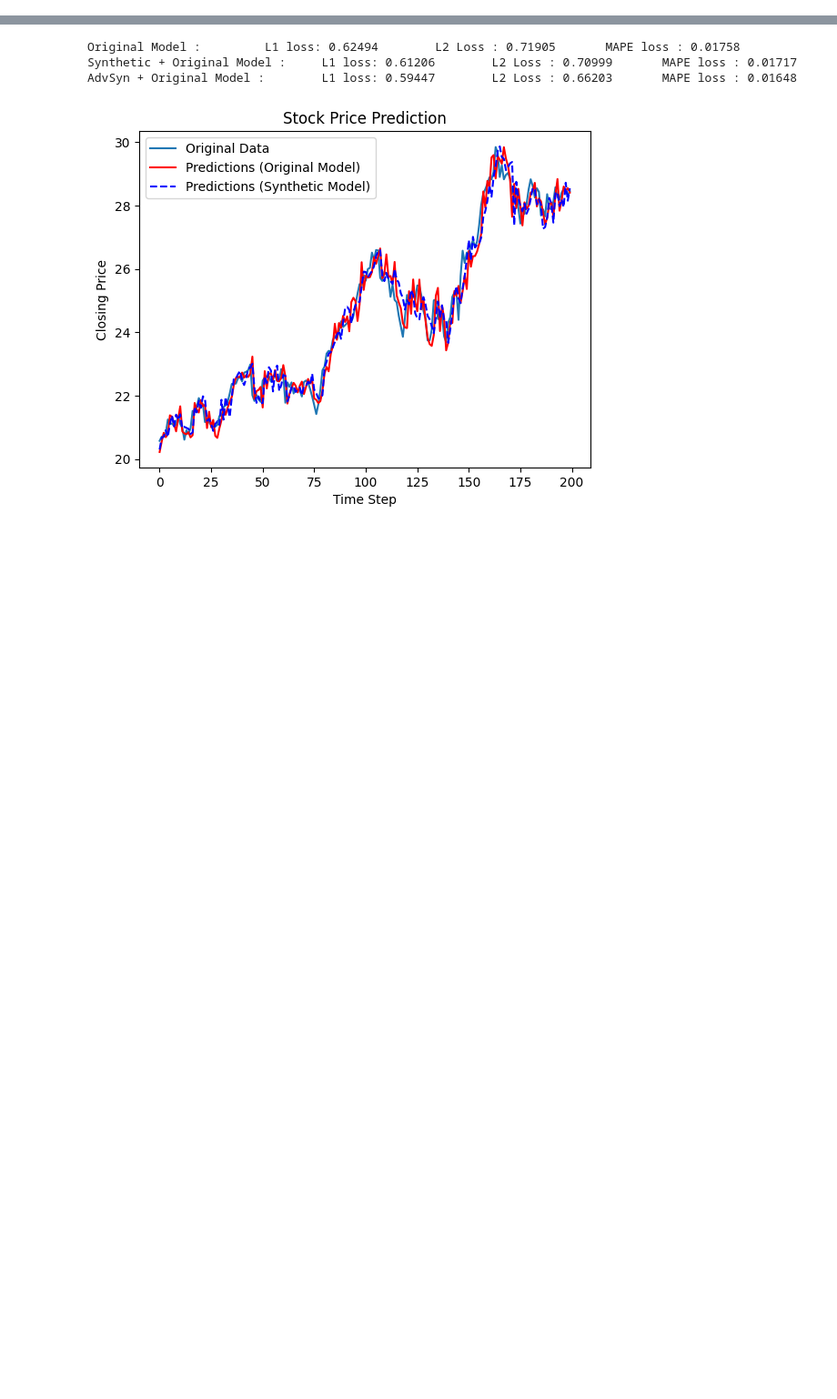
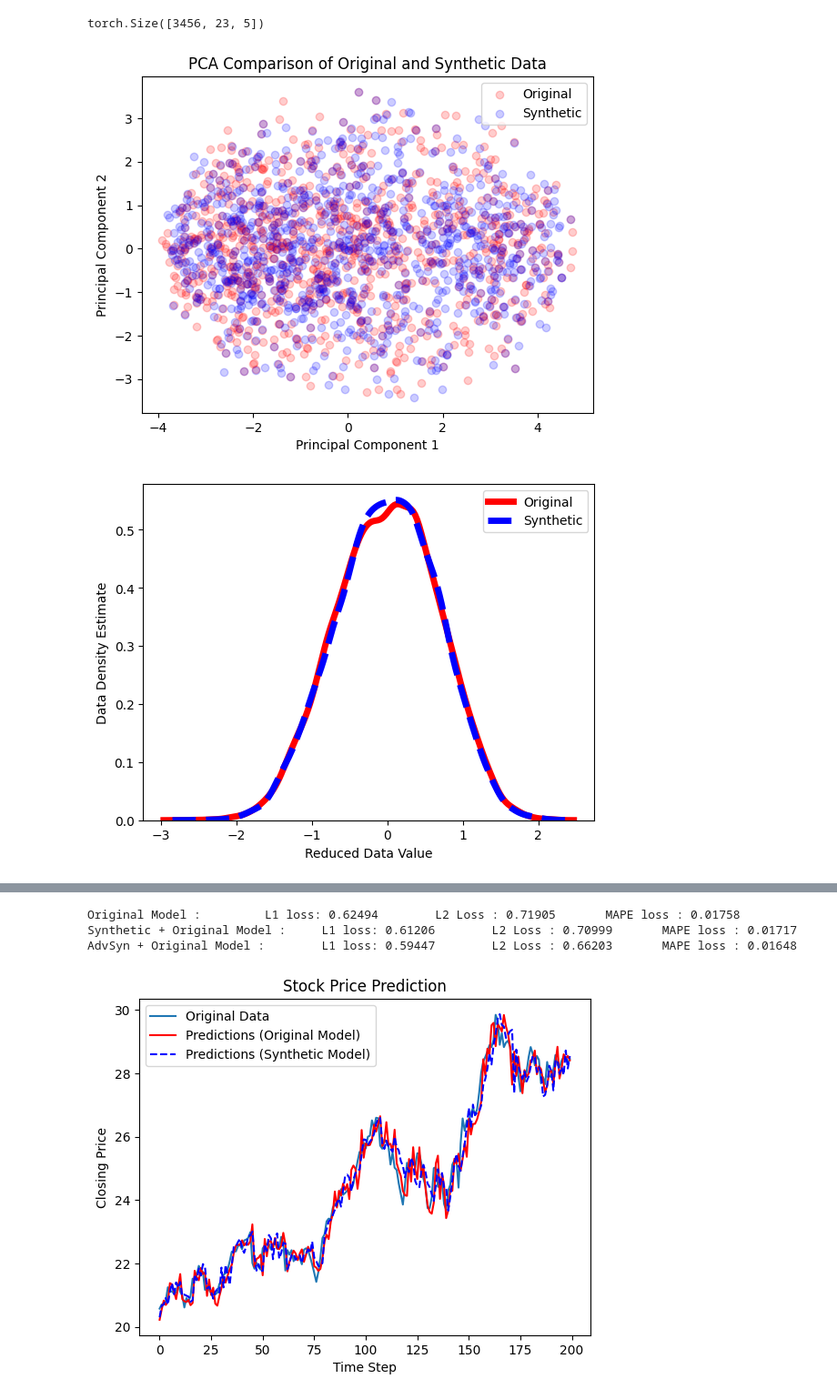
Before and after one commit to hrj04/Project_TS_Generation, a Jupyter notebook: experiments/stock_prediction copy.ipynb, the cells around one changed output, grey strips where cells are left out. Shown at 91% size. Saved outputs shown, nothing was run; the diff lists cells and outputs as text; code cells hidden in the pictures; blank space fills up the shorter version.

```diff
--- a/experiments/stock_prediction copy.ipynb
+++ b/experiments/stock_prediction copy.ipynb
@@ -242,0 +101,5 @@ diffusion_adversarial = DiffusionTSAdversarial(
+# %%
+# Train on original data
+model_ori = GRU(input_dim=feature_dim, hidden_dim=50, num_layers=2).to(device)
+optimizer_ori = optim.Adam(model_ori.parameters(), lr=lr)
+train_model(model_ori, ori_dl, lossfn, optimizer_ori, num_epochs=2000, description="Original")
@@ -242,0 +158,31 @@ diffusion_adversarial = DiffusionTSAdversarial(
+# %%
+e = 4000
+epsilon = 1
+model_ori = GRU(input_dim=feature_dim, hidden_dim=50, num_layers=2).to(device)
+optimizer_ori = optim.Adam(model_ori.parameters(), lr=lr)
+adv_data = adv_train_model(model_ori, ori_dl, lossfn, optimizer_ori, epsilon=epsilon, num_epochs=e, description="Original")
+
+ori_l1, ori_l2, ori_mape, ori_pred_y, true_y = evaluate_model(model_ori, test_dl)
+print(f"epoch : {e} epsilon : {epsilon} \t L1 loss: {ori_l1:0.5f} \t L2 Loss : {ori_l2:0.5f} \t MAPE loss : {ori_mape:0.5f} ")
+# %%
+adv_data_2 = torch.concat(adv_data)
+# %%
+adv_data_2.shape
+# %% [output]
+torch.Size([3456, 23, 5])
+# %%
+data = []
+for x in ori_dl:
+    data.append(x)
+
+data2 = torch.concat(data)
+data2 = data2[:, :-1, :]
+# %%
+from utils.visualize import visualize_kernel, visualize_pca, visualize_tsne
+
+visualize_pca(data2, adv_data_2, 3000)
+visualize_kernel(data2, adv_data_2, 3000)
+visualize_tsne(data2, adv_data_2, 3000)
+# %% [output]
+[figure, added]
+[figure, added]
```
Also changed, not shown: parts of 29 cells of this notebook, 7 other files.
